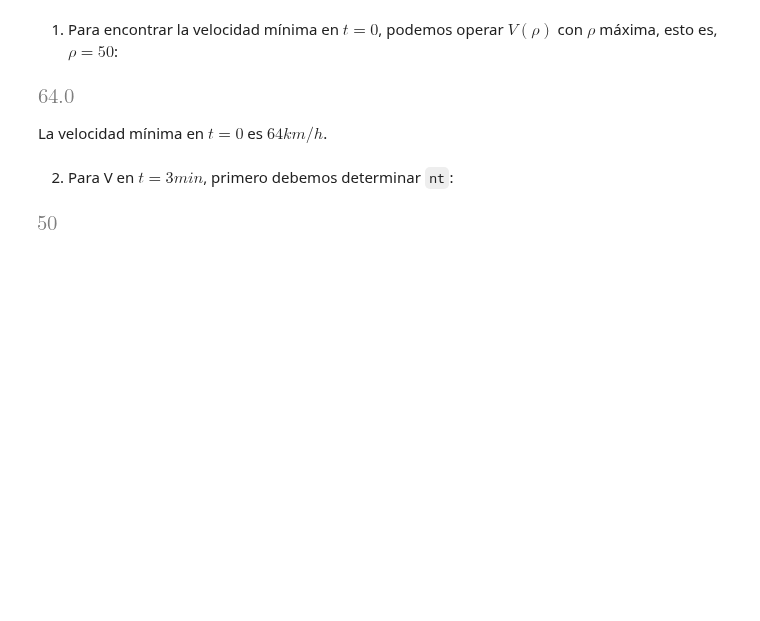
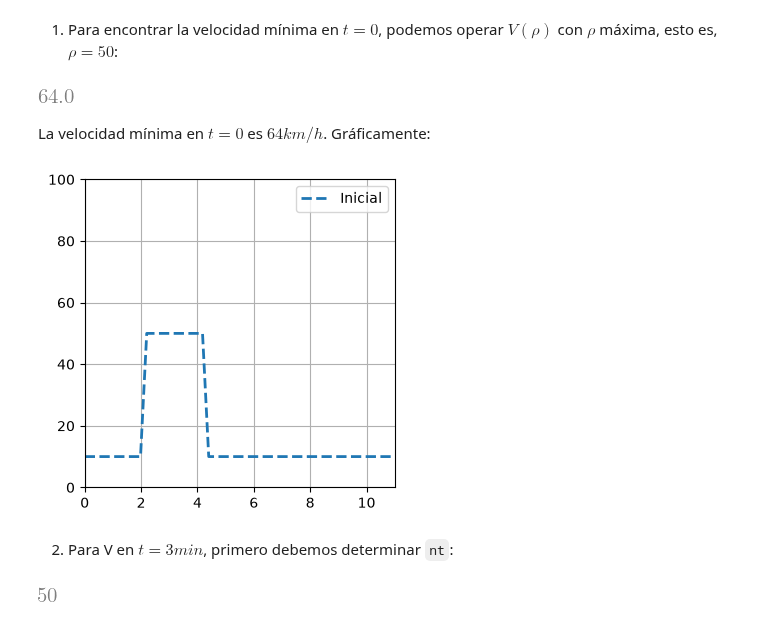
Before and after one commit to isedaniel/sistemas, a Jupyter notebook: src/3/simulacion/tp_PDE/Trabajo Practico 2.ipynb, the cells around one changed output. Saved outputs shown, nothing was run; the diff lists cells and outputs as text; code cells hidden in the pictures; blank space fills up the shorter version.

```diff
--- a/src/3/simulacion/tp_PDE/Trabajo Practico 2.ipynb
+++ b/src/3/simulacion/tp_PDE/Trabajo Practico 2.ipynb
@@ -168,7 +167,19 @@ V(50)
 # %% [output]
 [figure]
 # %% [markdown]
-La velocidad mínima en $t=0$ es $64 km/h$.
+La velocidad mínima en $t=0$ es $64 km/h$. Gráficamente:
+# %%
+import matplotlib.pyplot as plt
+
+plt.figure(figsize=(4.0,4.0))
+plt.grid()
+plt.plot(x,rho0,label='Inicial',
+            color='C0',linestyle='--',linewidth=2)
+plt.legend()
+plt.xlim(0.0,L)
+plt.ylim(0.0,100);
+# %% [output]
+[figure, added]
 # %% [markdown]
 2. Para V en $t=3 min$, primero debemos determinar `nt`:
 # %%
```
Also changed, not shown: parts of 29 cells of this notebook.
